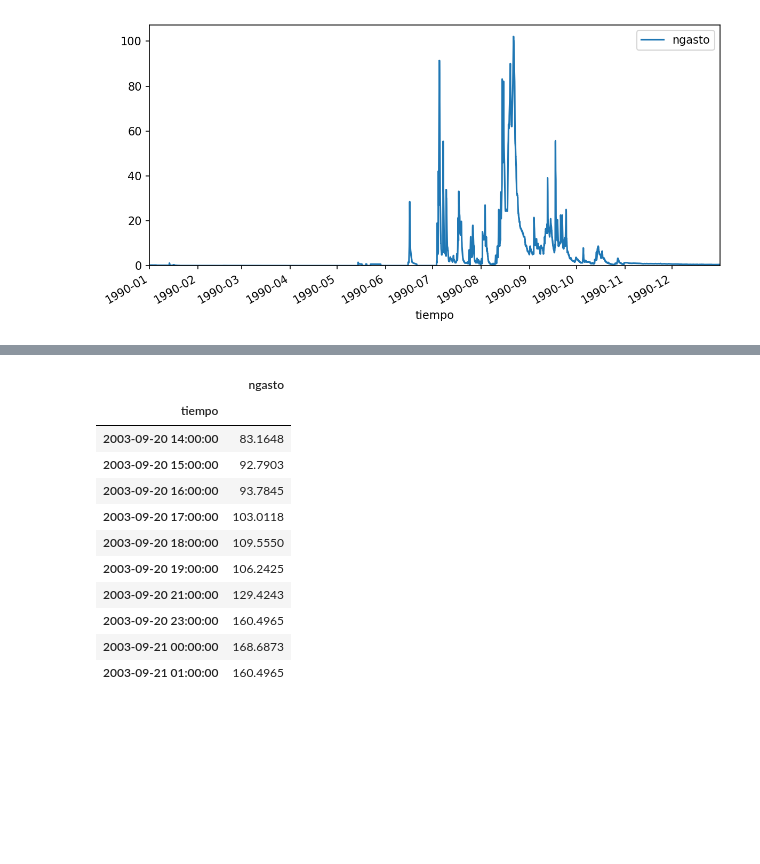
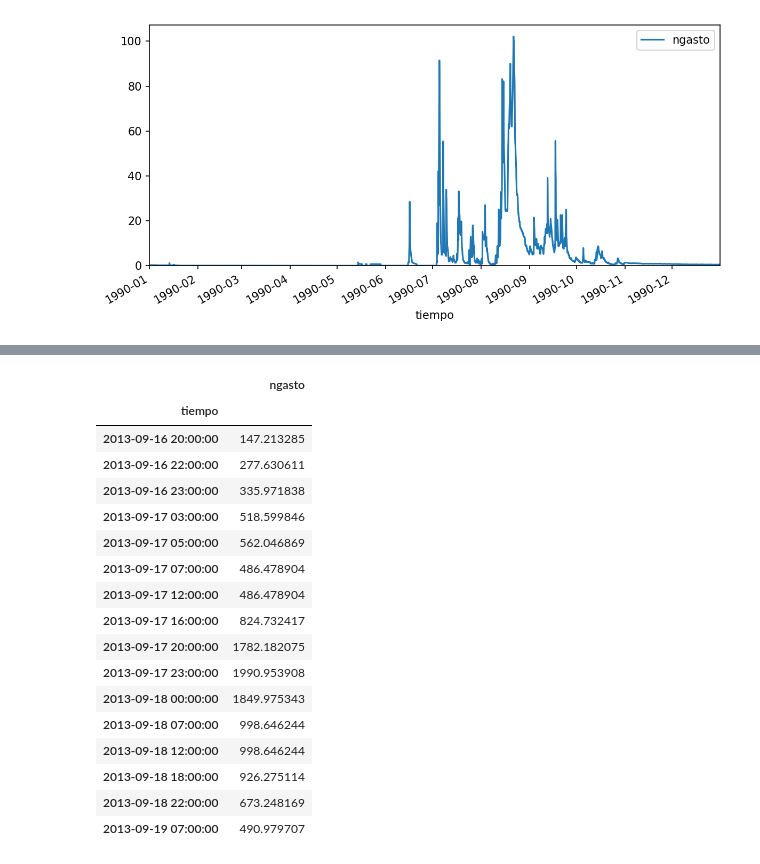
Before and after one commit to rodrigoms95/Hidro_sup, a Jupyter notebook: Clase 14/Escurrimiento.ipynb, the cells around one changed output, grey strips where cells are left out. Saved outputs shown, nothing was run; the diff lists cells and outputs as text; code cells hidden in the pictures; blank space fills up the shorter version.

```diff
--- a/Clase 14/Escurrimiento.ipynb
+++ b/Clase 14/Escurrimiento.ipynb
@@ -110,16 +133,30 @@ fig.set_facecolor("w")
 fig.set_size_inches(8, 4)
 fig.set_dpi(150)
 
+AJUSTE = True
+if AJUSTE:
+    hidro.loc[pd.Timestamp("2013-09-18 01:00:00")] = 1700
+    hidro.loc[pd.Timestamp("2013-09-18 02:00:00")] = 1450
+    hidro.loc[pd.Timestamp("2013-09-18 03:00:00")] = 1300
+    hidro.loc[pd.Timestamp("2013-09-18 04:00:00")] = 1200
+    hidro.loc[pd.Timestamp("2013-09-18 05:00:00")] = 1100
+    hidro.loc[pd.Timestamp("2013-09-18 06:00:00")] = 1050
+
+    hidro = hidro.sort_index()
+
 # Seleccionamos un año, mes, y días..
-years  = [2003]
-months = [8, 9]
+years  = [2013]
+months = [9]
+days   = range(15, 22)
 hidro_storm = hidro[ hidro.index.year.isin( years )
     & hidro.index.month.isin( months )
-    ]
+    & hidro.index.day.isin( days )
+    ].copy()
 # Inicio de la tormenta.
-t_A = hidro_storm.index[597]
+t_A = hidro_storm.index[11]
 # Seleccionamos a partir del inicio y un final, por el momento, arbitrario.
-hidro_storm = hidro_storm.loc[t_A:hidro_storm.index[-50]].copy()
+hidro_storm = hidro_storm.loc[t_A:hidro_storm.index[-11]].copy()
+
 # Graficamos.
 hidro_storm.plot(ax = ax)
 
@@ -137,19 +174,25 @@ plt.show()
 # %%
 # Verificamos los datos al inicio de la tormenta.
-hidro_storm.head(10)
+hidro_storm.head(20)
 # %% [output]
 |  | ngasto |
 | tiempo |  |
-| 2003-09-20 14:00:00 | 83.1648 |
-| 2003-09-20 15:00:00 | 92.7903 |
-| 2003-09-20 16:00:00 | 93.7845 |
-| 2003-09-20 17:00:00 | 103.0118 |
-| 2003-09-20 18:00:00 | 109.5550 |
-| 2003-09-20 19:00:00 | 106.2425 |
-| 2003-09-20 21:00:00 | 129.4243 |
-| 2003-09-20 23:00:00 | 160.4965 |
-| 2003-09-21 00:00:00 | 168.6873 |
-| 2003-09-21 01:00:00 | 160.4965 |
+| 2013-09-16 20:00:00 | 147.213285 |
+| 2013-09-16 22:00:00 | 277.630611 |
+| 2013-09-16 23:00:00 | 335.971838 |
+| 2013-09-17 03:00:00 | 518.599846 |
+| 2013-09-17 05:00:00 | 562.046869 |
+| 2013-09-17 07:00:00 | 486.478904 |
+| 2013-09-17 12:00:00 | 486.478904 |
+| 2013-09-17 16:00:00 | 824.732417 |
+| 2013-09-17 20:00:00 | 1782.182075 |
+| 2013-09-17 23:00:00 | 1990.953908 |
+| 2013-09-18 00:00:00 | 1849.975343 |
+| 2013-09-18 07:00:00 | 998.646244 |
+| 2013-09-18 12:00:00 | 998.646244 |
+| 2013-09-18 18:00:00 | 926.275114 |
+| 2013-09-18 22:00:00 | 673.248169 |
+| 2013-09-19 07:00:00 | 490.979707 |
 # %%
 # Método de gastos desplazados.
 
```
Also changed, not shown: parts of 7 cells of this notebook, 2 other files.
